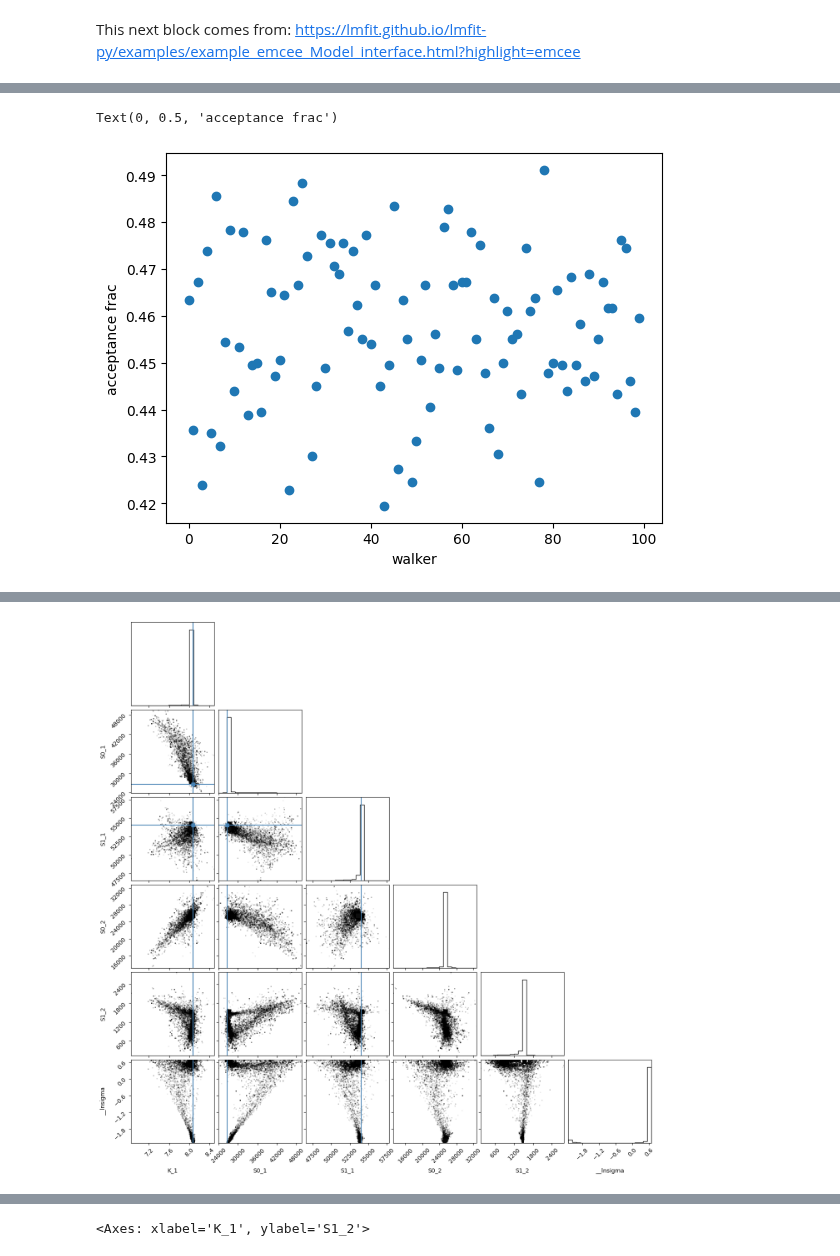
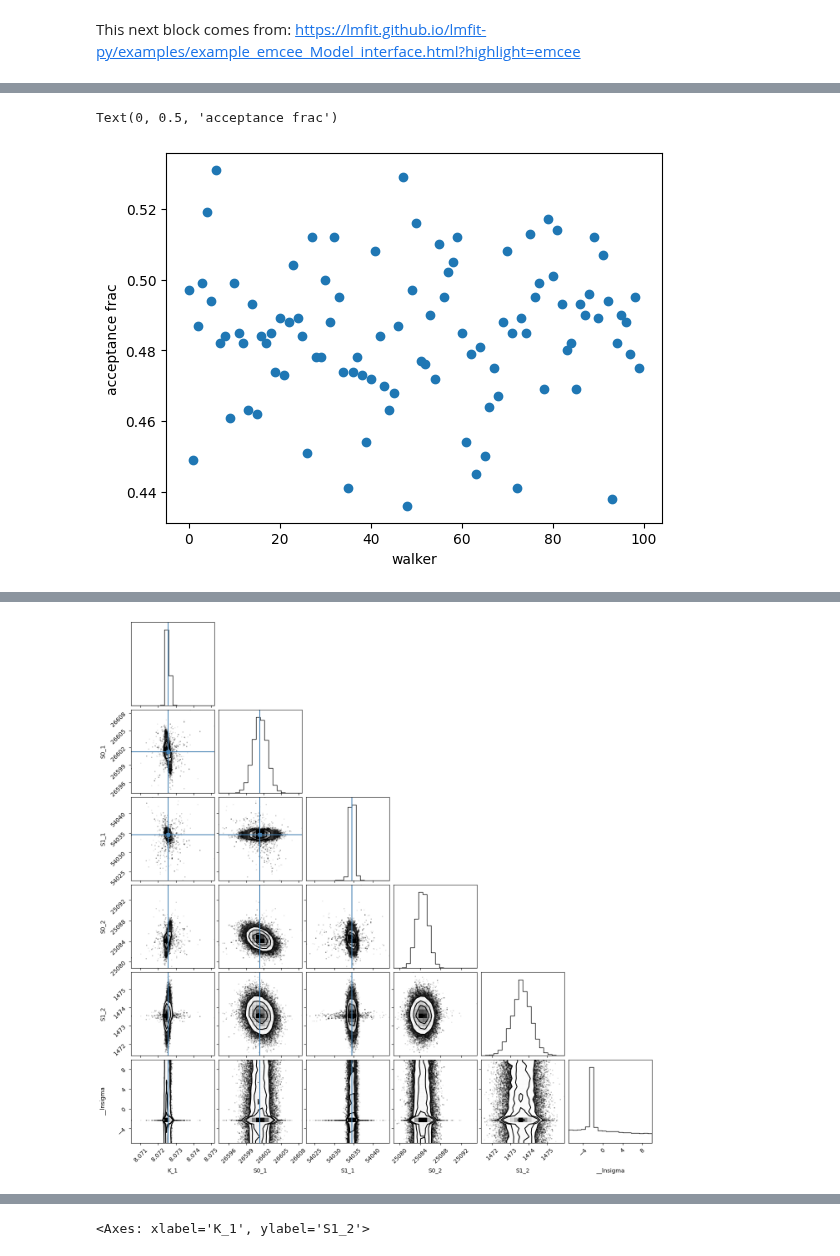
Before and after one commit to darosio/ClopHfit, a Jupyter notebook: docs/tutorials/LMfit.ipynb, the cells around one changed output, grey strips where cells are left out. Cells and saved outputs as stored; diff of their text form; code cells hidden in the pictures.

Commit message:
refactor(docs): LMfit

```diff
--- a/docs/tutorials/LMfit.ipynb
+++ b/docs/tutorials/LMfit.ipynb
@@ -335,7 +324,7 @@ def dfunc(pars, x, data=None):
 
 
 params = lmfit.Parameters()
-params.add("S0", value=25000, min=0.0)
+params.add("S0", value=25000)
 params.add("S1", value=50000, min=0.0)
 params.add("K", value=7, min=2.0, max=12.0)
 
@@ -543,7 +496,7 @@ p2.add("K_2", value=7.0, min=2.0, max=12.0)
 p1.add("S0_1", value=df.y1.iloc[0], min=0.0)
 p2.add("S0_2", value=df.y2.iloc[0], min=0.0)
 p1.add("S1_1", value=df.y1.iloc[-1], min=0.0)
-p2.add("S1_2", value=df.y2.iloc[-1], min=0.0)
+p2.add("S1_2", value=df.y2.iloc[-1])
 
 print(
     residues(p1, np.array(df.x), [1.97, 1.8, 1.7, 0.1, 0.1, 0.16, 0.01], titration_pH)
@@ -608,3 +561,21 @@ lmfit.printfuncs.report_ci(ci)
 [figure]
 # %% [markdown]
 Now global.
+# %%
+pg = p1 + p2
+pg["K_2"].expr = "K_1"
+gmini = lmfit.Minimizer(
+    gobjective,
+    pg,
+    fcn_args=([df.x[:], df.x], [df.y1[:], df.y2], [titration_pH, titration_pH]),
+)
+gres = gmini.minimize()
+print(lmfit.fit_report(gres))
+
+pp1 = {k: v for k, v in gres.params.valuesdict().items() if k.split("_")[1] == f"{1}"}
+pp2 = {k: v for k, v in gres.params.valuesdict().items() if k.split("_")[1] == f"{2}"}
+xfit = np.linspace(df.x.min(), df.x.max(), 100)
+yfit1 = titration_pH(pp1, xfit)
+yfit2 = titration_pH(pp2, xfit)
+plt.plot(df.x, df.y1, "o", xfit, yfit1, "--")
+plt.plot(df.x, df.y2, "s", xfit, yfit2, "--")
@@ -687,14 +647,10 @@ plt.plot(np.r_[df.x, df.x], gres.residual, "o")
 # %%
-gmini.params.add("__lnsigma", value=np.log(0.1), min=np.log(0.001), max=np.log(2))
+gmini.params.add("__lnsigma", value=np.log(0.1), min=np.log(0.001), max=np.log(20000))
 gresMC = lmfit.minimize(
     gobjective,
     method="emcee",
-    steps=1800,  # workers=8,
     nan_policy="omit",
-    burn=30,
-    is_weighted=False,  # thin=20,
     params=gmini.params,
     args=([df.x, df.x], [df.y1, df.y2], [titration_pH, titration_pH]),
-    progress=True,
 )
 # %% [output]
@@ -755,15 +666,10 @@ plt.xlabel("walker")
 plt.ylabel("acceptance frac")
 # %% [output]
 Text(0, 0.5, 'acceptance frac')
-[figure, old version]
+[figure, new version]
 # %%
 import corner
 
 tr = [v for v in gresMC.params.valuesdict().values()]
-emcee_plot = corner.corner(
-    gresMC.flatchain,
-    labels=gresMC.var_names,
-    # truths=list(gresMC.params.valuesdict().values()))
-    truths=tr[:-1],
-)
+emcee_plot = corner.corner(gresMC.flatchain, labels=gresMC.var_names, truths=tr[:-1])
 # %% [output]
@@ -785,4 +678,4 @@ WARNING:root:Too few points to create valid contours
-[figure, old version]
+[figure, new version]
 # %%
 lmfit.report_fit(gresMC.params)
 # %% [output]
```
Also changed, not shown: parts of 39 cells of this notebook.
